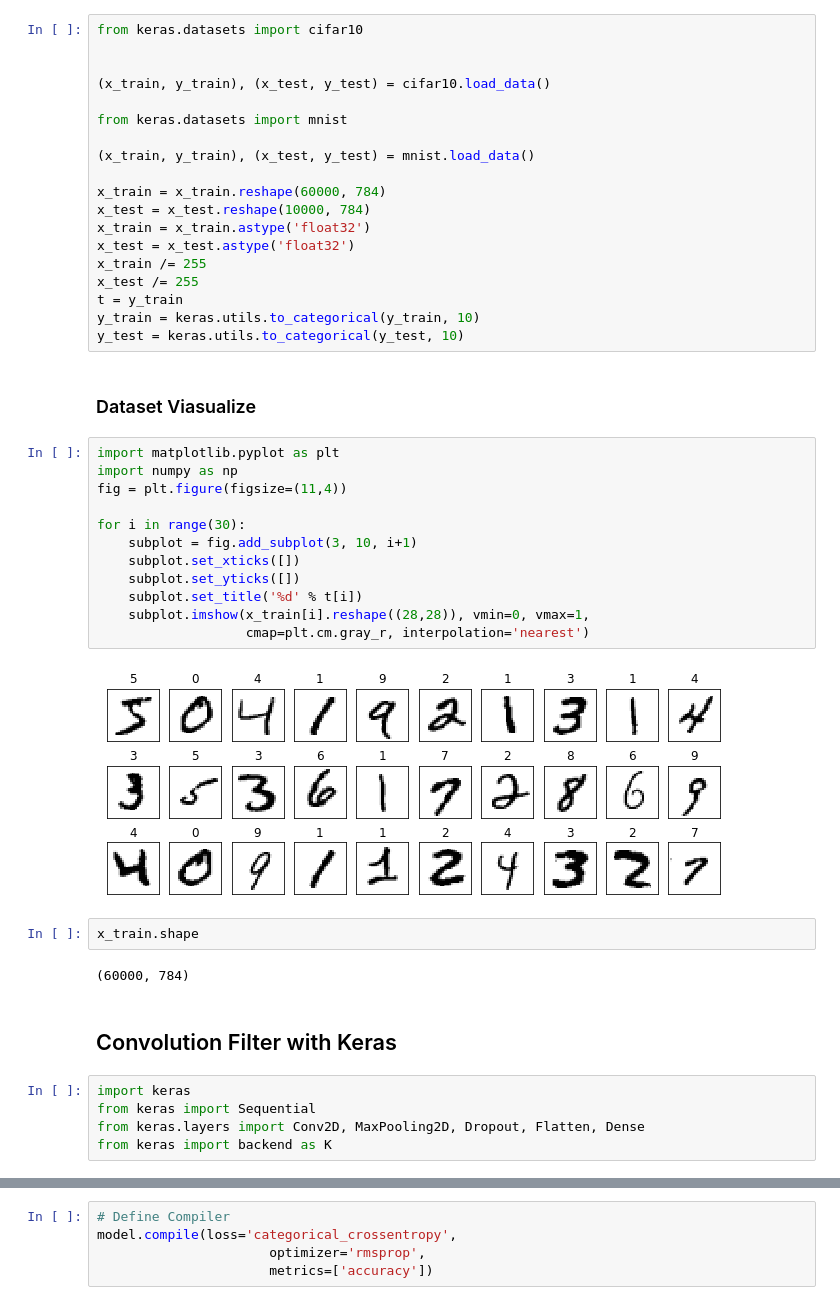
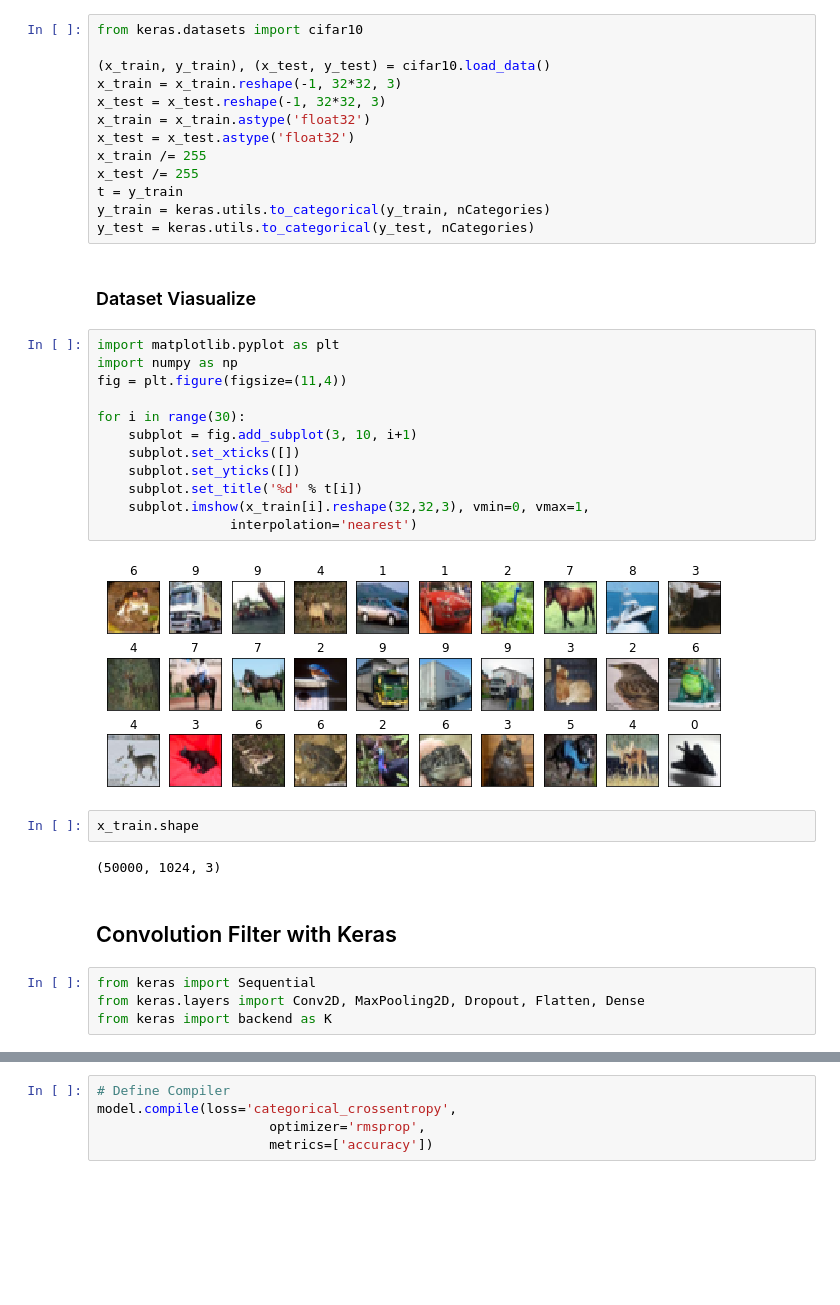
Before and after one commit to skim0119/DeepLearning_Notes, a Jupyter notebook: 6.3 CIFAR10 Classifier - Convolution Network (Keras).ipynb, the cells around one changed output, grey strips where cells are left out. Drawn from its saved outputs; the diff is of its cells as text; blank space fills up the shorter version.

```diff
--- a/6.3 CIFAR10 Classifier - Convolution Network (Keras).ipynb
+++ b/6.3 CIFAR10 Classifier - Convolution Network (Keras).ipynb
@@ -29,46 +31,39 @@ dense2_output=10
 # %%
 from keras.datasets import cifar10
 
-
 (x_train, y_train), (x_test, y_test) = cifar10.load_data()
-
-from keras.datasets import mnist
-
-(x_train, y_train), (x_test, y_test) = mnist.load_data()
-
-x_train = x_train.reshape(60000, 784)
-x_test = x_test.reshape(10000, 784)
+x_train = x_train.reshape(-1, 32*32, 3)
+x_test = x_test.reshape(-1, 32*32, 3)
 x_train = x_train.astype('float32')
 x_test = x_test.astype('float32')
 x_train /= 255
 x_test /= 255
 t = y_train
-y_train = keras.utils.to_categorical(y_train, 10)
-y_test = keras.utils.to_categorical(y_test, 10)
+y_train = keras.utils.to_categorical(y_train, nCategories)
+y_test = keras.utils.to_categorical(y_test, nCategories)
 # %% [markdown]
 ### Dataset Viasualize
 # %%
 import matplotlib.pyplot as plt
 import numpy as np
 fig = plt.figure(figsize=(11,4))
 
 for i in range(30):
     subplot = fig.add_subplot(3, 10, i+1)
     subplot.set_xticks([])
     subplot.set_yticks([])
     subplot.set_title('%d' % t[i])
-    subplot.imshow(x_train[i].reshape((28,28)), vmin=0, vmax=1,
-                   cmap=plt.cm.gray_r, interpolation='nearest')
+    subplot.imshow(x_train[i].reshape(32,32,3), vmin=0, vmax=1,
+                 interpolation='nearest')
 # %% [output]
-[figure, old version]
+[figure, new version]
 # %%
 x_train.shape
 # %% [output]
-(60000, 784)
+(50000, 1024, 3)
 # %% [markdown]
 ## Convolution Filter with Keras
 # %%
-import keras
 from keras import Sequential
 from keras.layers import Conv2D, MaxPooling2D, Dropout, Flatten, Dense
 from keras import backend as K
```
Also changed, not shown: parts of 6 cells of this notebook.
